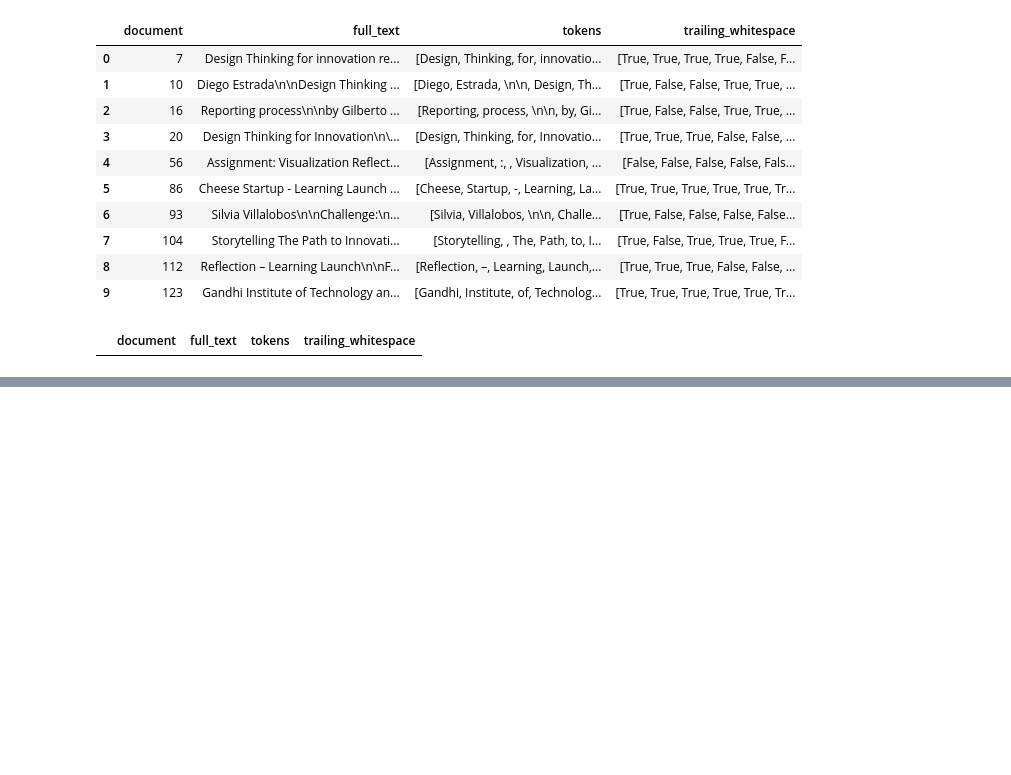
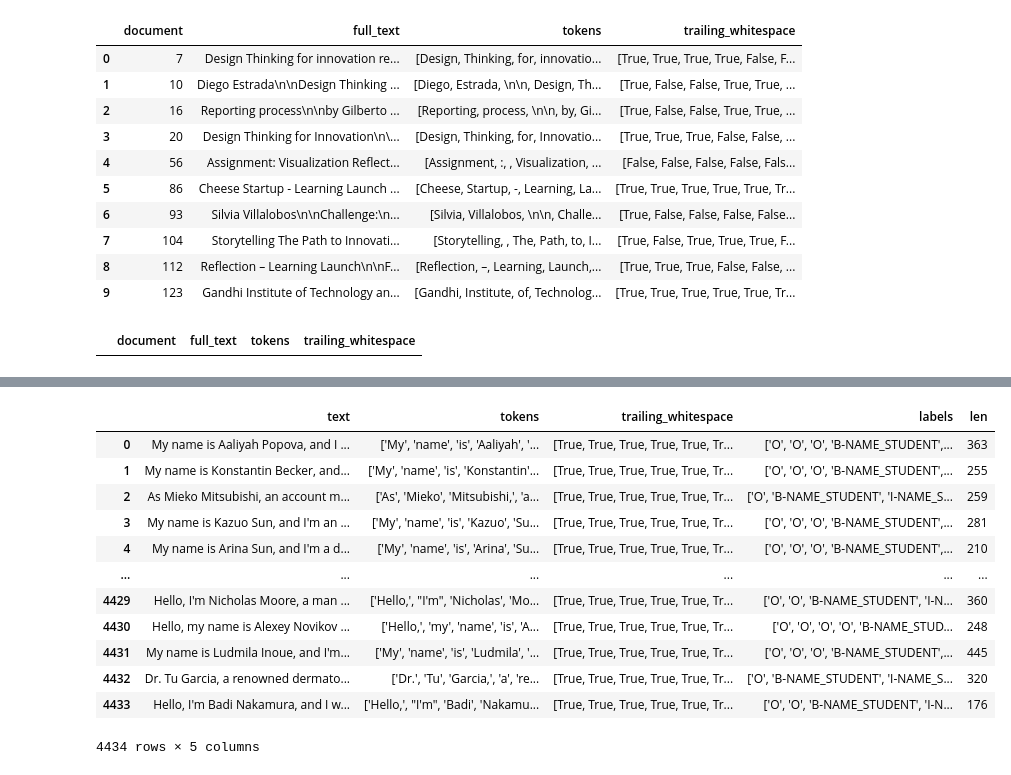
Before and after one commit to GGC-DSA/Kaggle-2024, a Jupyter notebook: notebooks-Spr2024/PratikC_Notebook.ipynb, the cells around one changed output, grey strips where cells are left out. Cells and saved outputs as stored; diff of their text form; code cells hidden in the pictures; blank space fills up the shorter version.

```diff
--- a/notebooks-Spr2024/PratikC_Notebook.ipynb
+++ b/notebooks-Spr2024/PratikC_Notebook.ipynb
@@ -51,0 +146,3 @@ ValueError: Must have equal len keys and value when setting with an iterable
+# %%
+df_ext4_pii_ds = pd.read_csv("../Datasets/External/pii_dataset.csv")
+df_ext4_pii_ds
@@ -51,0 +163,17 @@ ValueError: Must have equal len keys and value when setting with an iterable
+# %%
+df_ext4_pii_ds = df_ext4_pii_ds.drop(columns = ['document','prompt','prompt_id','name','email','phone','job','address','username','url','hobby'])
+df_ext4_pii_ds
+# %% [output]
+|  | text | tokens | trailing_whitespace | labels | len |
+| 0 | My name is Aaliyah Popova, and I ... | ['My', 'name', 'is', 'Aaliyah', '... | [True, True, True, True, True, Tr... | ['O', 'O', 'O', 'B-NAME_STUDENT',... | 363 |
+| 1 | My name is Konstantin Becker, and... | ['My', 'name', 'is', 'Konstantin'... | [True, True, True, True, True, Tr... | ['O', 'O', 'O', 'B-NAME_STUDENT',... | 255 |
+| 2 | As Mieko Mitsubishi, an account m... | ['As', 'Mieko', 'Mitsubishi,', 'a... | [True, True, True, True, True, Tr... | ['O', 'B-NAME_STUDENT', 'I-NAME_S... | 259 |
+| 3 | My name is Kazuo Sun, and I'm an ... | ['My', 'name', 'is', 'Kazuo', 'Su... | [True, True, True, True, True, Tr... | ['O', 'O', 'O', 'B-NAME_STUDENT',... | 281 |
+| 4 | My name is Arina Sun, and I'm a d... | ['My', 'name', 'is', 'Arina', 'Su... | [True, True, True, True, True, Tr... | ['O', 'O', 'O', 'B-NAME_STUDENT',... | 210 |
+| ... | ... | ... | ... | ... | ... |
+| 4429 | Hello, I'm Nicholas Moore, a man ... | ['Hello,', "I'm", 'Nicholas', 'Mo... | [True, True, True, True, True, Tr... | ['O', 'O', 'B-NAME_STUDENT', 'I-N... | 360 |
+| 4430 | Hello, my name is Alexey Novikov ... | ['Hello,', 'my', 'name', 'is', 'A... | [True, True, True, True, True, Tr... | ['O', 'O', 'O', 'O', 'B-NAME_STUD... | 248 |
+| 4431 | My name is Ludmila Inoue, and I'm... | ['My', 'name', 'is', 'Ludmila', '... | [True, True, True, True, True, Tr... | ['O', 'O', 'O', 'B-NAME_STUDENT',... | 445 |
+| 4432 | Dr. Tu Garcia, a renowned dermato... | ['Dr.', 'Tu', 'Garcia,', 'a', 're... | [True, True, True, True, True, Tr... | ['O', 'B-NAME_STUDENT', 'I-NAME_S... | 320 |
+| 4433 | Hello, I'm Badi Nakamura, and I w... | ['Hello,', "I'm", 'Badi', 'Nakamu... | [True, True, True, True, True, Tr... | ['O', 'O', 'B-NAME_STUDENT', 'I-N... | 176 |
+4434 rows × 5 columns
```
Also changed, not shown: parts of 29 cells of this notebook, 3 other files.
